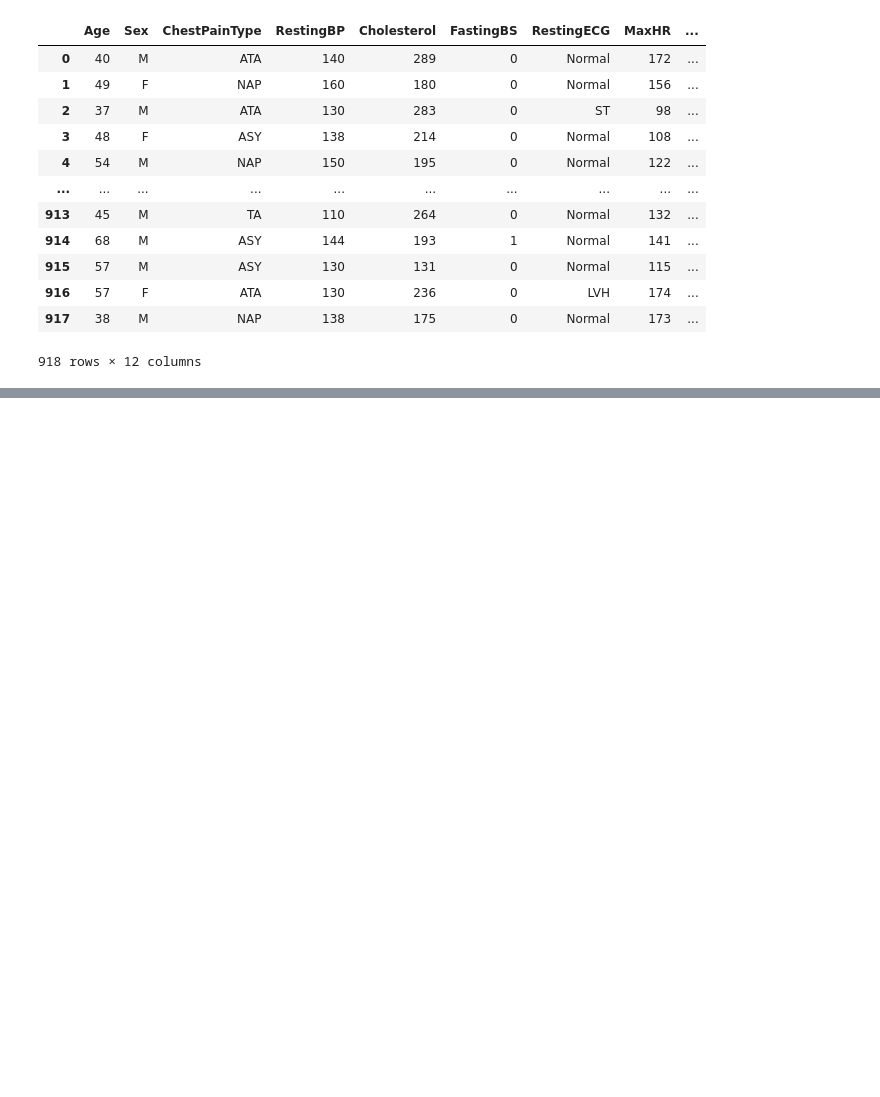
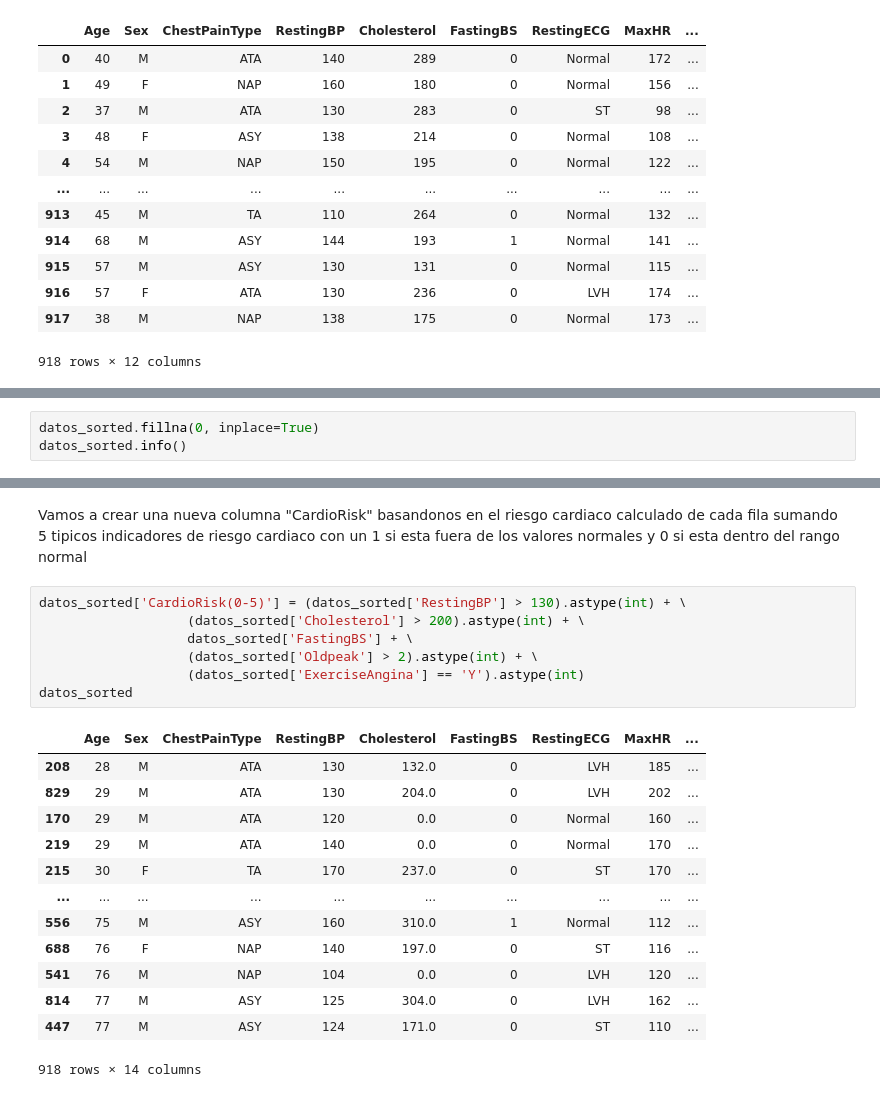
Before and after one commit to Eskurrr/Proyecto-Mineria, a Jupyter notebook: P1_MINERIA.ipynb, the cells around one changed output, grey strips where cells are left out. Saved outputs shown, nothing was run; the diff lists cells and outputs as text; blank space fills up the shorter version.

```diff
--- a/P1_MINERIA.ipynb
+++ b/P1_MINERIA.ipynb
@@ -70,0 +131,3 @@ memory usage: 86.2+ KB
+# %%
+datos_sorted.fillna(0, inplace=True)
+datos_sorted.info()
@@ -70,0 +154,23 @@ memory usage: 86.2+ KB
+# %% [markdown]
+Vamos a crear una nueva columna "CardioRisk" basandonos en el riesgo cardiaco calculado de cada fila sumando 5 tipicos indicadores de riesgo cardiaco con un 1 si esta fuera de los valores normales y 0 si esta dentro del rango normal
+# %%
+datos_sorted['CardioRisk(0-5)'] = (datos_sorted['RestingBP'] > 130).astype(int) + \
+                   (datos_sorted['Cholesterol'] > 200).astype(int) + \
+                   datos_sorted['FastingBS'] + \
+                   (datos_sorted['Oldpeak'] > 2).astype(int) + \
+                   (datos_sorted['ExerciseAngina'] == 'Y').astype(int)
+datos_sorted
+# %% [output]
+|  | Age | Sex | ChestPainType | RestingBP | Cholesterol | FastingBS | RestingECG | MaxHR | ... |
+| 208 | 28 | M | ATA | 130 | 132.0 | 0 | LVH | 185 | ... |
+| 829 | 29 | M | ATA | 130 | 204.0 | 0 | LVH | 202 | ... |
+| 170 | 29 | M | ATA | 120 | 0.0 | 0 | Normal | 160 | ... |
+| 219 | 29 | M | ATA | 140 | 0.0 | 0 | Normal | 170 | ... |
+| 215 | 30 | F | TA | 170 | 237.0 | 0 | ST | 170 | ... |
+| ... | ... | ... | ... | ... | ... | ... | ... | ... | ... |
+| 556 | 75 | M | ASY | 160 | 310.0 | 1 | Normal | 112 | ... |
+| 688 | 76 | F | NAP | 140 | 197.0 | 0 | ST | 116 | ... |
+| 541 | 76 | M | NAP | 104 | 0.0 | 0 | LVH | 120 | ... |
+| 814 | 77 | M | ASY | 125 | 304.0 | 0 | LVH | 162 | ... |
+| 447 | 77 | M | ASY | 124 | 171.0 | 0 | ST | 110 | ... |
+918 rows × 14 columns
```
Also changed, not shown: parts of 17 cells of this notebook.
